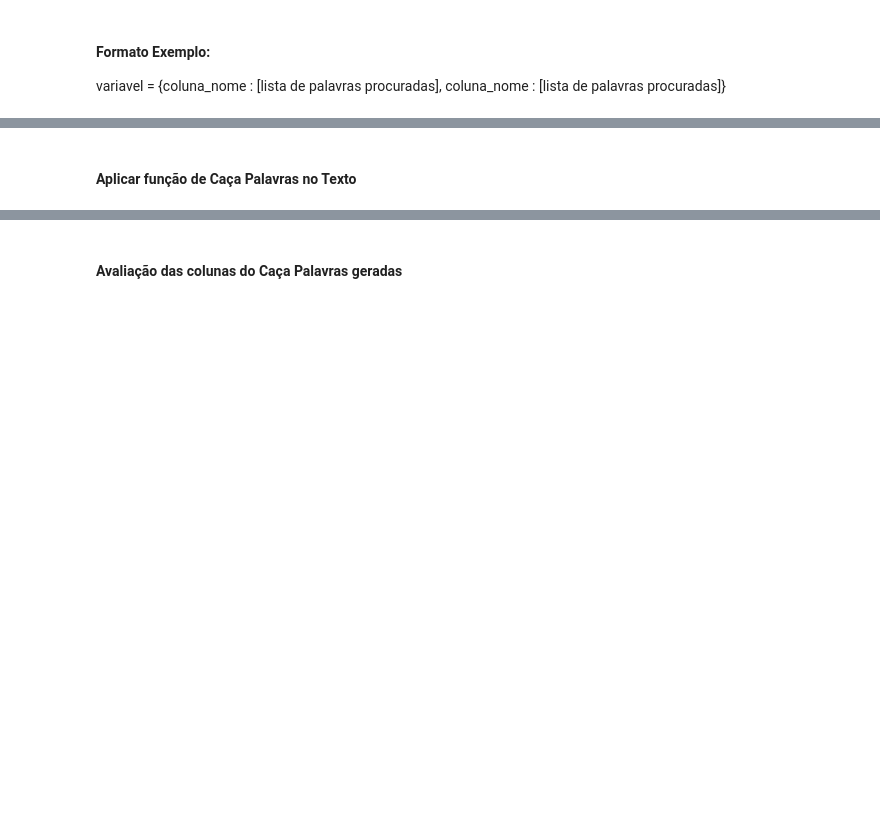
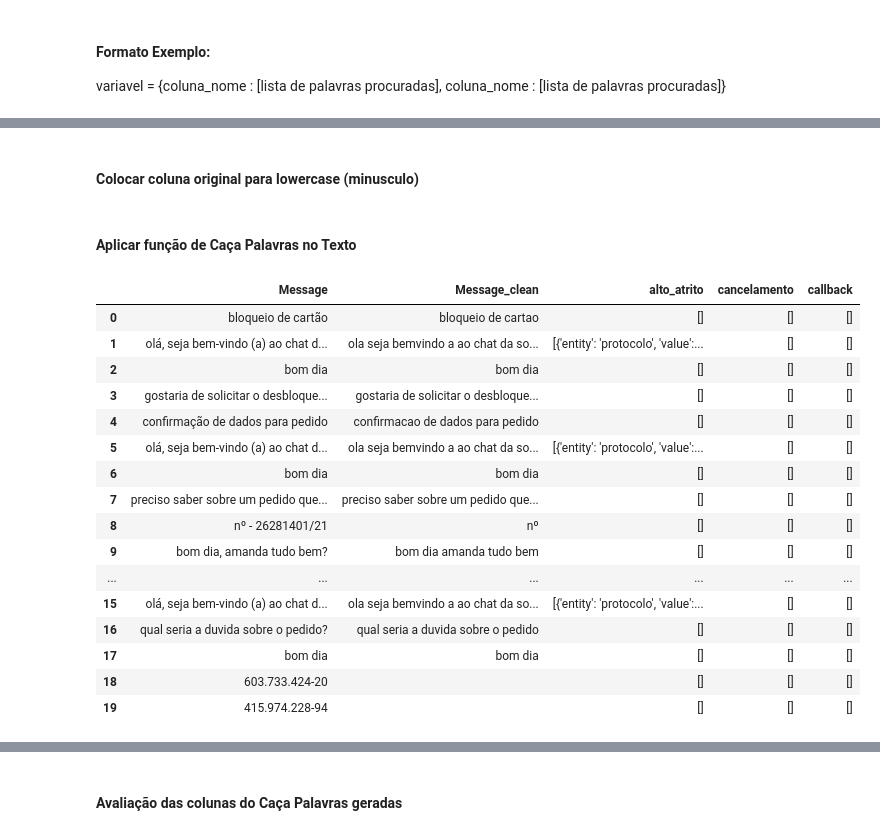
Before and after one commit to engineer-inks/model_fkeywords, a Jupyter notebook: notebooks/findkeywords.ipynb, the cells around one changed output, grey strips where cells are left out. Drawn from its saved outputs; the diff is of its cells as text; code cells hidden in the pictures; blank space fills up the shorter version.

```diff
--- a/notebooks/findkeywords.ipynb
+++ b/notebooks/findkeywords.ipynb
@@ -86,0 +98,3 @@ df.head(1)
+# %%
+df[f'{coluna_texto}_clean'] = df[coluna_texto].apply(extractor.udf_clean_text) ## limpa toda a acentuação, caracteres especiais,
+                                                                                  # pontuações do texto.
@@ -115,3 +131,5 @@ coluna_texto = 'Message'
+# %% [markdown]
+#### Colocar coluna original para lowercase (minusculo)
 # %%
 df[coluna_texto] = df[coluna_texto].str.lower()
 # %% [markdown]
@@ -123,3 +143,23 @@ try:
 except IOError as e:
   print(f'não tem mais listas para rodar dados {e}')
   pass
+# %%
+df[['Message','Message_clean','alto_atrito','cancelamento','callback']].head(20)
+# %% [output]
+|  | Message | Message_clean | alto_atrito | cancelamento | callback |
+| 0 | bloqueio de cartão | bloqueio de cartao | [] | [] | [] |
+| 1 | olá, seja bem-vindo (a) ao chat d... | ola seja bemvindo a ao chat da so... | [{'entity': 'protocolo', 'value':... | [] | [] |
+| 2 | bom dia | bom dia | [] | [] | [] |
+| 3 | gostaria de solicitar o desbloque... | gostaria de solicitar o desbloque... | [] | [] | [] |
+| 4 | confirmação de dados para pedido | confirmacao de dados para pedido | [] | [] | [] |
+| 5 | olá, seja bem-vindo (a) ao chat d... | ola seja bemvindo a ao chat da so... | [{'entity': 'protocolo', 'value':... | [] | [] |
+| 6 | bom dia | bom dia | [] | [] | [] |
+| 7 | preciso saber sobre um pedido que... | preciso saber sobre um pedido que... | [] | [] | [] |
+| 8 | nº - 26281401/21 | nº | [] | [] | [] |
+| 9 | bom dia, amanda tudo bem? | bom dia amanda tudo bem | [] | [] | [] |
+| ... | ... | ... | ... | ... | ... |
+| 15 | olá, seja bem-vindo (a) ao chat d... | ola seja bemvindo a ao chat da so... | [{'entity': 'protocolo', 'value':... | [] | [] |
+| 16 | qual seria a duvida sobre o pedido? | qual seria a duvida sobre o pedido | [] | [] | [] |
+| 17 | bom dia | bom dia | [] | [] | [] |
+| 18 | 603.733.424-20 |  | [] | [] | [] |
+| 19 | 415.974.228-94 |  | [] | [] | [] |
```
Also changed, not shown: parts of 18 cells of this notebook.
